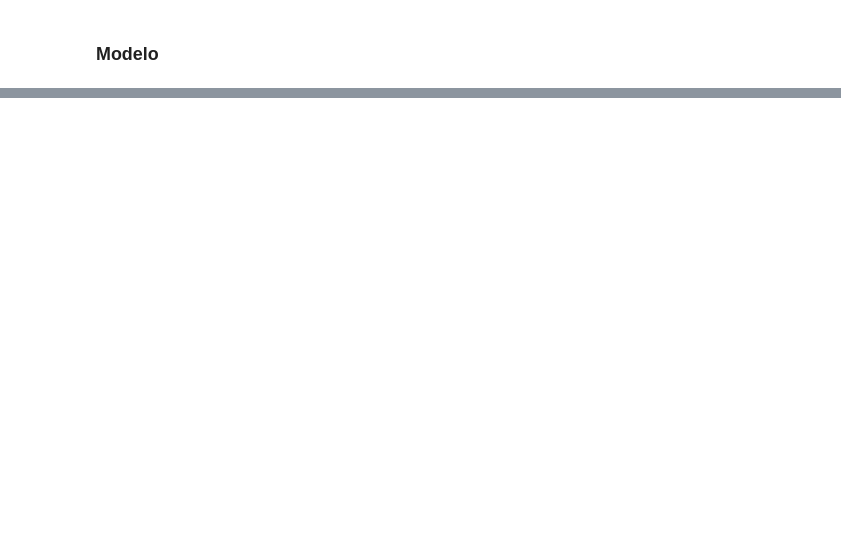
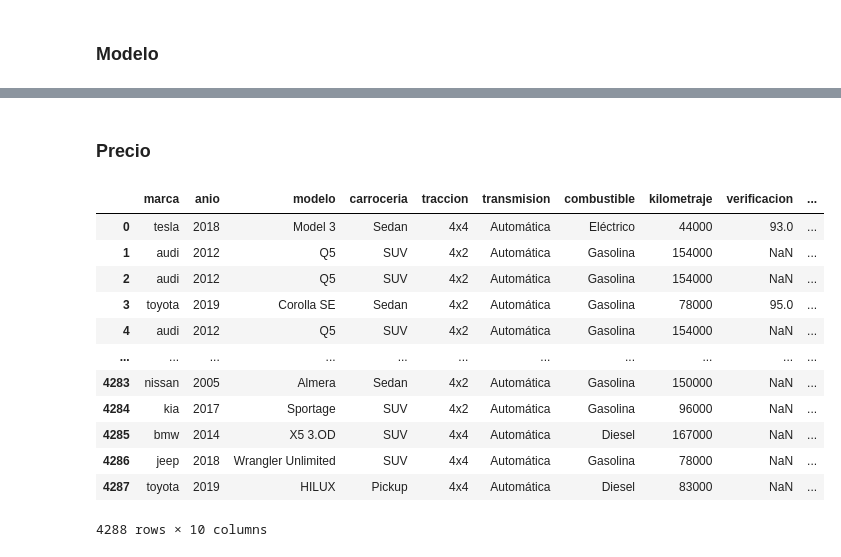
Before and after one commit to PabloJRW/web-scrapers, a Jupyter notebook: scripts/processing/geeky_transformation.ipynb, the cells around one changed output, grey strips where cells are left out. Drawn from its saved outputs; the diff is of its cells as text; code cells hidden in the pictures; blank space fills up the shorter version.

```diff
--- a/scripts/processing/geeky_transformation.ipynb
+++ b/scripts/processing/geeky_transformation.ipynb
@@ -225,7 +250,0 @@ array(['Model 3', 'Q5', 'Corolla SE  Extras', 'Navara', 'i20-Active',
-# %%
-# Selección de variables útiles
-mis_columnaas = ['Nombre', 'Marca', 'Modelo', 'Año', 'Carrocería','Combustible', 'Transmisión','Tracción', 'KM', 'Asientos', 'Color', 'Verificación', 'Precio']
-data = data[mis_columnaas]
-
-data = data.drop_duplicates()
-data
@@ -251,0 +276,15 @@ data
+# %%
+def estandarizar_modelos(col, dict_reemplazos):
+    # Iterar sobre el diccionario de reemplazos
+    for clave, valores in dict_reemplazos.items():
+        for valor in valores:
+            # Reemplaza cada valor en la columna temporal en minúsculas
+            col = col.str.replace(rf'{valor}', clave, case=False, regex=False)
+
+    return col
+# %%
+reemplazos = {'X-Trail': ['extrail','xtrail','X-trail'], 'CRV':['Crv','cr-v'], 'CX5':['Cx-5','cx5'], 'Rio':['RIO'],
+              'Pick Up':['pik up']}
+data_tmp['modelo']=estandarizar_modelos(data_tmp.modelo, reemplazos)
+print(f"Cantidad de modelos: {data_tmp.modelo.nunique()}")
+data_tmp.modelo.unique()
@@ -251,0 +311,29 @@ data
+# %% [markdown]
+### Precio
+# %%
+data['Precio'] = data['Precio'].str.replace('$','').str.replace(',','')
+data['Precio'] = data['Precio'].astype(int)
+# %%
+data_tmp.drop('nombre', axis=1, inplace=True)
+data_tmp['carroceria'] = data.Carrocería.copy()
+data_tmp['traccion'] = data.Tracción.copy()
+data_tmp['transmision'] = data.Transmisión.copy()
+data_tmp['combustible'] = data.Combustible.copy()
+data_tmp['kilometraje'] = data.KM.copy()
+data_tmp['verificacion'] = data.Verificación.copy()
+data_tmp['Precio'] = data.Precio.copy()
+data_tmp
+# %% [output]
+|  | marca | anio | modelo | carroceria | traccion | transmision | combustible | kilometraje | verificacion | ... |
+| 0 | tesla | 2018 | Model 3 | Sedan | 4x4 | Automática | Eléctrico | 44000 | 93.0 | ... |
+| 1 | audi | 2012 | Q5 | SUV | 4x2 | Automática | Gasolina | 154000 | NaN | ... |
+| 2 | audi | 2012 | Q5 | SUV | 4x2 | Automática | Gasolina | 154000 | NaN | ... |
+| 3 | toyota | 2019 | Corolla SE | Sedan | 4x2 | Automática | Gasolina | 78000 | 95.0 | ... |
+| 4 | audi | 2012 | Q5 | SUV | 4x2 | Automática | Gasolina | 154000 | NaN | ... |
+| ... | ... | ... | ... | ... | ... | ... | ... | ... | ... | ... |
+| 4283 | nissan | 2005 | Almera | Sedan | 4x2 | Automática | Gasolina | 150000 | NaN | ... |
+| 4284 | kia | 2017 | Sportage | SUV | 4x2 | Automática | Gasolina | 96000 | NaN | ... |
+| 4285 | bmw | 2014 | X5 3.OD | SUV | 4x4 | Automática | Diesel | 167000 | NaN | ... |
+| 4286 | jeep | 2018 | Wrangler Unlimited | SUV | 4x4 | Automática | Gasolina | 78000 | NaN | ... |
+| 4287 | toyota | 2019 | HILUX | Pickup | 4x4 | Automática | Diesel | 83000 | NaN | ... |
+4288 rows × 10 columns
```
Also changed, not shown: parts of 16 cells of this notebook, 12 other files.
